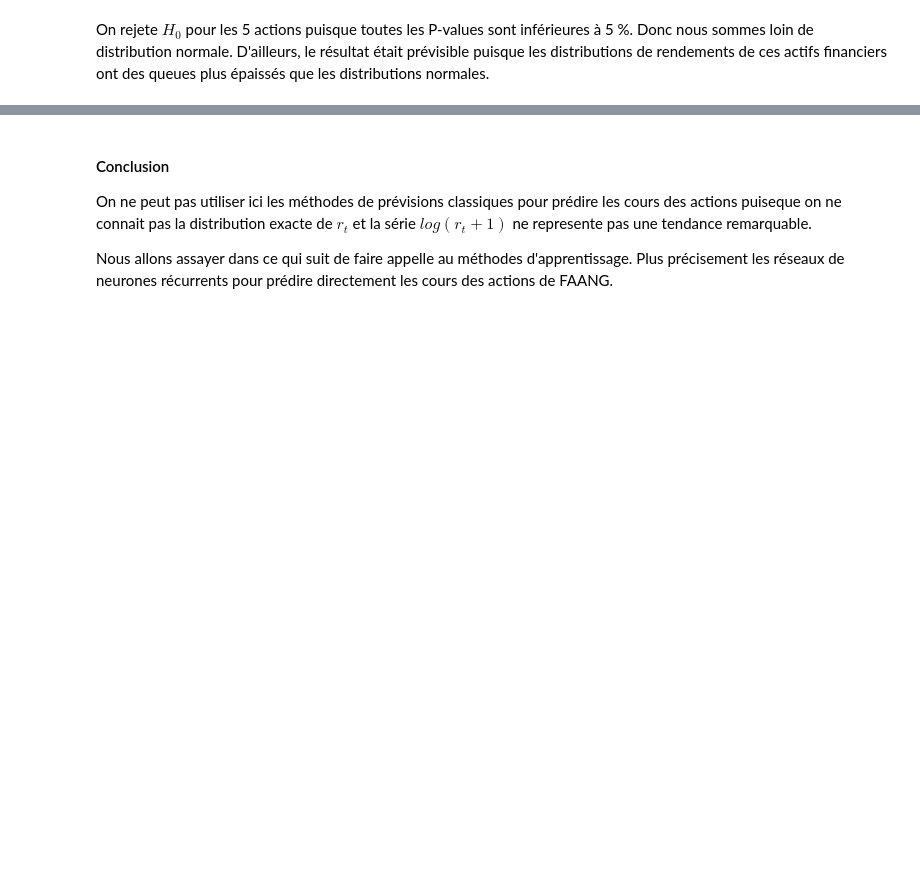
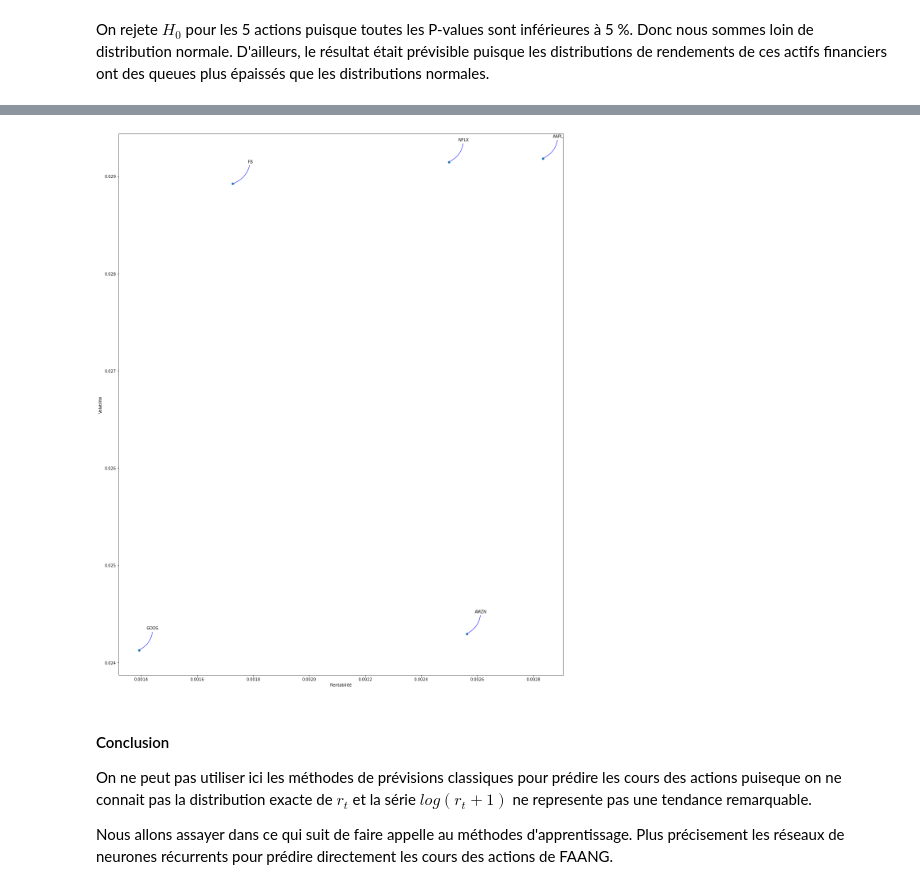
Before and after one commit to lasme-ephrem/pythonproject2a, a Jupyter notebook: Notebook_Fouzia.ipynb, the cells around one changed output, grey strips where cells are left out. Cells and saved outputs as stored; diff of their text form; code cells hidden in the pictures; blank space fills up the shorter version.

```diff
--- a/Notebook_Fouzia.ipynb
+++ b/Notebook_Fouzia.ipynb
@@ -253,3 +303,21 @@ On rejete $H_0$ pour les 5 actions puisque toutes les P-values sont  inférieure
+# %%
+# On classe ces 5 actions en tremes de volatilité (le risque)
+# Suppression des valeurs manquantes
+Matrendvola = Matrend.dropna()
+# Création de la figure
+area = np.pi*20
+plt.figure(figsize=(20,25))
+
+plt.scatter(Matrendvola.mean(),Matrendvola.std(),s=25)
+
+plt.xlabel('Rentabilité')
+plt.ylabel('Volatilité')
+
+for label,x,y in zip(Matrendvola.columns,Matrendvola.mean(),Matrendvola.std()):
+   plt.annotate(label, xy=(x, y), xytext=(50, 50), textcoords='offset points', ha='right', va='bottom',
+                 arrowprops=dict(arrowstyle='-', color='blue', connectionstyle='arc3,rad=-0.3'))
+# %% [output]
+[figure, added]
 # %% [markdown]
 #### Conclusion
 On ne peut pas utiliser ici les méthodes de prévisions classiques pour prédire les cours des actions puiseque on ne connait pas la distribution exacte de $r_t$ et la série ${log}(r_t+1)$ ne represente pas une tendance remarquable.
```
Also changed, not shown: parts of 6 cells of this notebook.
